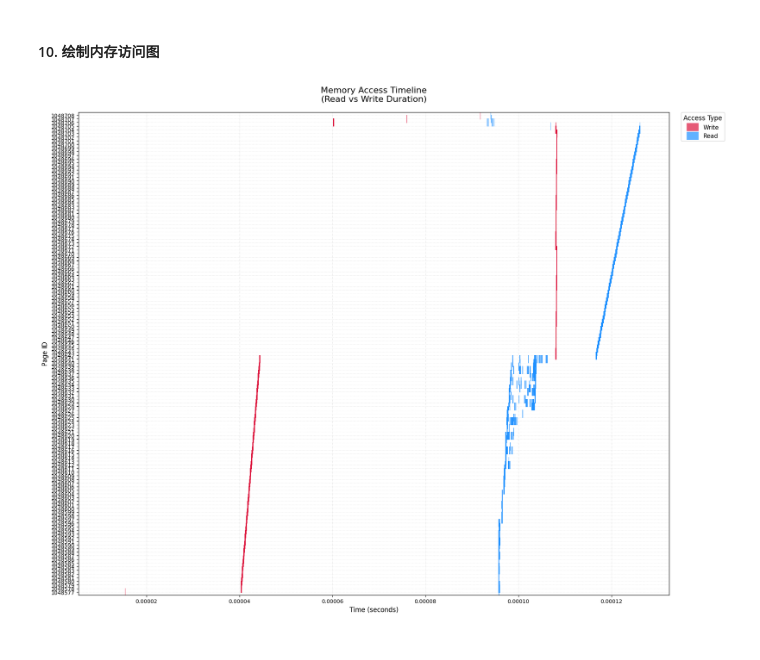
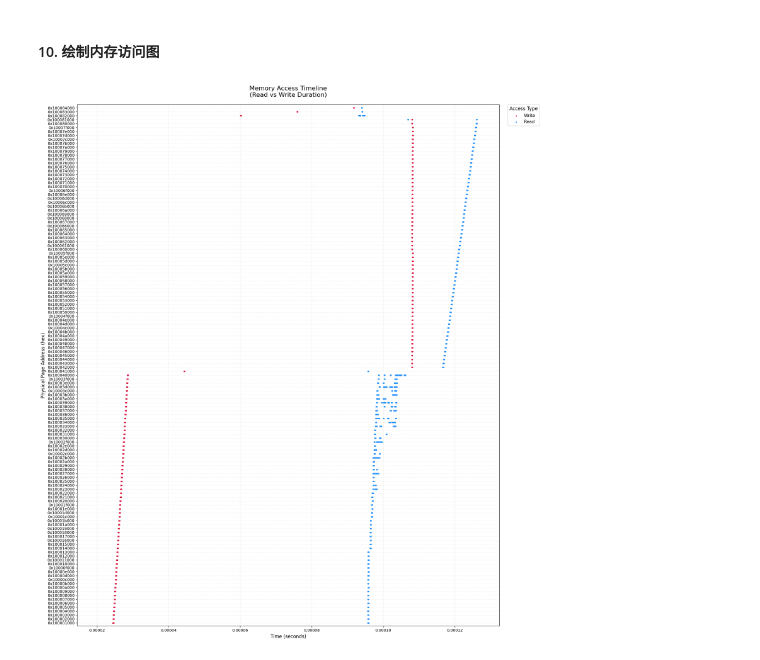
Before and after one commit to jianqiao673/mgpusim, a Jupyter notebook: plot/mem_timeline.ipynb, the cells around one changed output. Saved outputs shown, nothing was run; the diff lists cells and outputs as text; code cells hidden in the pictures.

```diff
--- a/plot/mem_timeline.ipynb
+++ b/plot/mem_timeline.ipynb
@@ -607,7 +611,7 @@ plt.show()
 # %%
 import matplotlib.pyplot as plt
 
-plt.figure(figsize=(18, 14))
+plt.figure(figsize=(18, 20))
 
 # 创建统一的 y 轴映射（仅基于 rw_df 的 PageID）
 all_pages = sorted(rw_df['PageID'].unique())
@@ -627,17 +631,30 @@ for _, row in rw_df.iterrows():
         linestyle = '--'  # 虚线表示写
         label = 'Write' if _ == 0 or 'Write' not in plt.gca().get_legend_handles_labels()[1] else ''
 
-    # 绘制横线（连接 StartTime 和 EndTime）
-    plt.hlines(
-        y=y_pos,
-        xmin=row['StartTime'],
-        xmax=row['EndTime'],
-        colors=color,
-        linestyles=linestyle,
+    # 生成在 StartTime 到 EndTime 之间的横向点
+    x_points = np.linspace(row['StartTime'], row['EndTime'], num=20)
+    y_points = np.full_like(x_points, y_pos)
+
+    plt.scatter(
+        x_points,
+        y_points,
+        color=color,
+        s=6,           # 控制点的大小
         alpha=0.7,
-        linewidth=15,
         label=label
     )
+
+    # 绘制横线（连接 StartTime 和 EndTime）
+    # plt.hlines(
+    #     y=y_pos,
+    #     xmin=row['StartTime'],
+    #     xmax=row['EndTime'],
+    #     colors=color,
+    #     linestyles=linestyle,
+    #     alpha=0.7,
+    #     linewidth=15,
+    #     label=label
+    # )
 
     # 可选：在访问的起点和终点添加标记
     # plt.scatter(
@@ -658,10 +675,12 @@ for _, row in rw_df.iterrows():
     # )
 
 # 设置坐标轴
-plt.yticks(range(len(all_pages)), all_pages, fontsize=10)
+# plt.yticks(range(len(all_pages)), all_pages, fontsize=10) # y轴显示page id
+plt.yticks(range(len(all_pages)), [hex(page * page_size_byte) for page in all_pages], fontsize=10) # y轴显示页物理地址
 plt.xticks(fontsize=10)
 plt.xlabel('Time (seconds)', fontsize=12)
-plt.ylabel('Page ID', fontsize=12)
+# plt.ylabel('Page ID', fontsize=12) # y轴显示page id
+plt.ylabel('Physical Page Address (hex)', fontsize=12) # y轴显示页物理地址
 plt.title('Memory Access Timeline\n(Read vs Write Duration)', fontsize=16, pad=20)
 
 # 调整坐标轴范围
@@ -669,32 +688,32 @@ min_time = rw_df['StartTime'].min()
 max_time = rw_df['EndTime'].max()
 plt.xlim(left=min_time - 0.00001, right=max_time * 1.05)
 plt.ylim(bottom=-0.8, top=len(all_pages) - 0.2)
 
 # 添加网格线
 plt.grid(True, axis='x', linestyle=':', alpha=0.5)
 plt.grid(True, axis='y', linestyle=':', alpha=0.3)
 
 # 自定义图例（避免重复）
 handles, labels = plt.gca().get_legend_handles_labels()
 unique_labels = dict(zip(labels, handles))  # 去重
 plt.legend(
     unique_labels.values(),
     unique_labels.keys(),
     bbox_to_anchor=(1.02, 1),
     loc='upper left',
     borderaxespad=0.,
     frameon=True,
     fontsize=11,
     title='Access Type',
     title_fontsize=12
 )
 
 # 调整布局
 plt.subplots_adjust(right=0.85)
 plt.tight_layout()
 
 memory_access_path = os.path.join(results_dir, 'memory_access.png')
-plt.savefig(timeline_access_path, dpi=300, bbox_inches='tight')
+plt.savefig(memory_access_path, dpi=300, bbox_inches='tight')
 plt.show()
 # %% [output]
-[figure, old version]
+[figure, new version]
```
Also changed, not shown: parts of 9 cells of this notebook, 1 other file.
